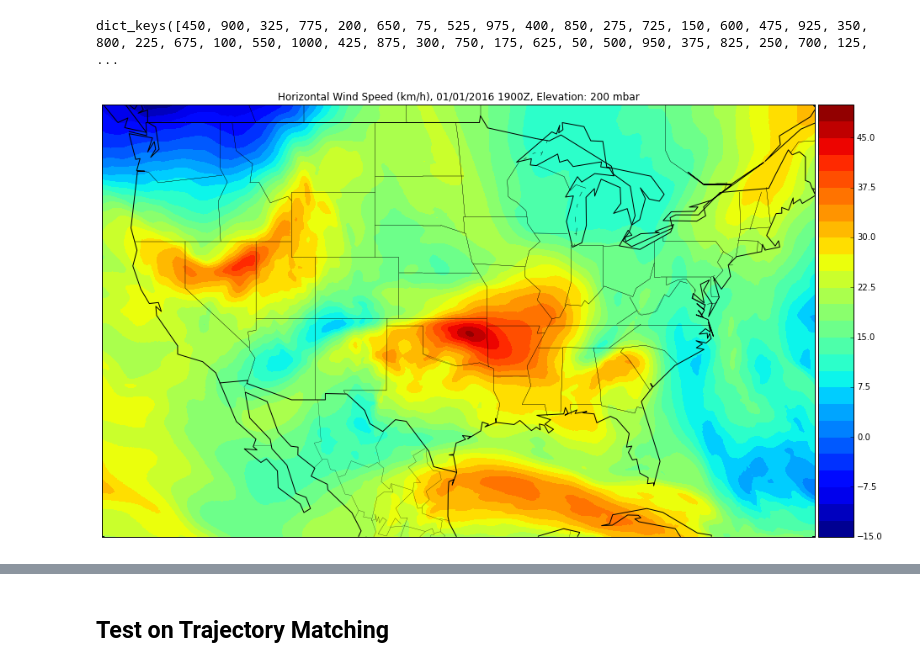
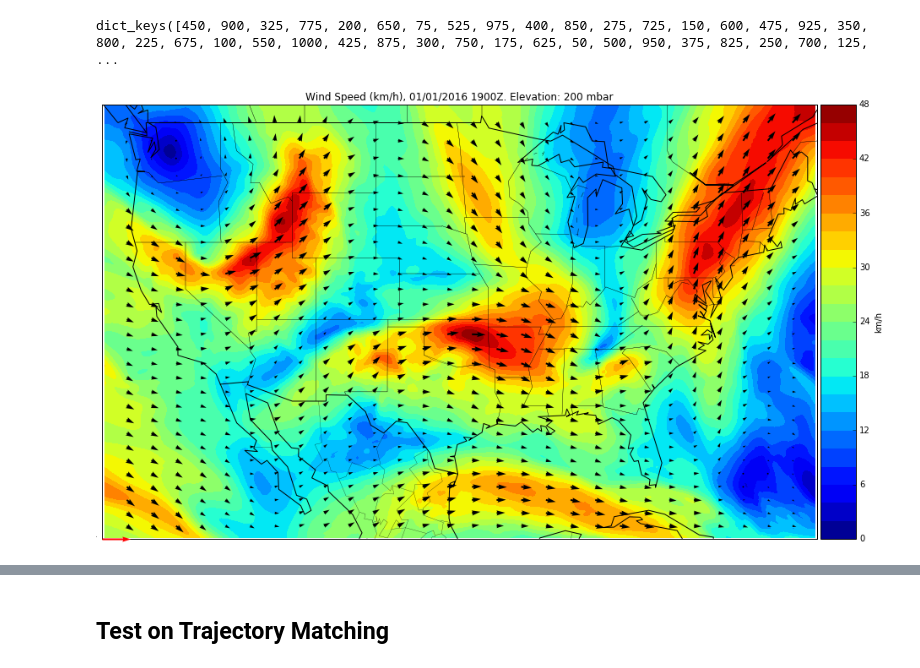
Before and after one commit to JeromeBlanchet/Wind_Mining, a Jupyter notebook: WindData_Debug.ipynb, the cells around one changed output, grey strips where cells are left out. Drawn from its saved outputs; the diff is of its cells as text; code cells hidden in the pictures.

Commit message:
update visual

```diff
--- a/WindData_Debug.ipynb
+++ b/WindData_Debug.ipynb
@@ -118,6 +122,6 @@ WindClass.lvls.keys()
 # %% [output]
 dict_keys([450, 900, 325, 775, 200, 650, 75, 525, 975, 400, 850, 275, 725, 150, 600, 475, 925, 350, 800, 225, 675, 100, 550, 1000, 425, 875, 300, 750, 175, 625, 50, 500, 950, 375, 825, 250, 700, 125,  ...
 # %%
-PlotWind(Winds, 200, Direction = 'Horizontal', Time = '01/01/2016 1900Z')
+m2 = PlotWind(Winds, 200, Time = '01/01/2016 1900Z')
 # %% [output]
-[figure, old version]
+[figure, new version]
```
Also changed, not shown: parts of 6 cells of this notebook.
